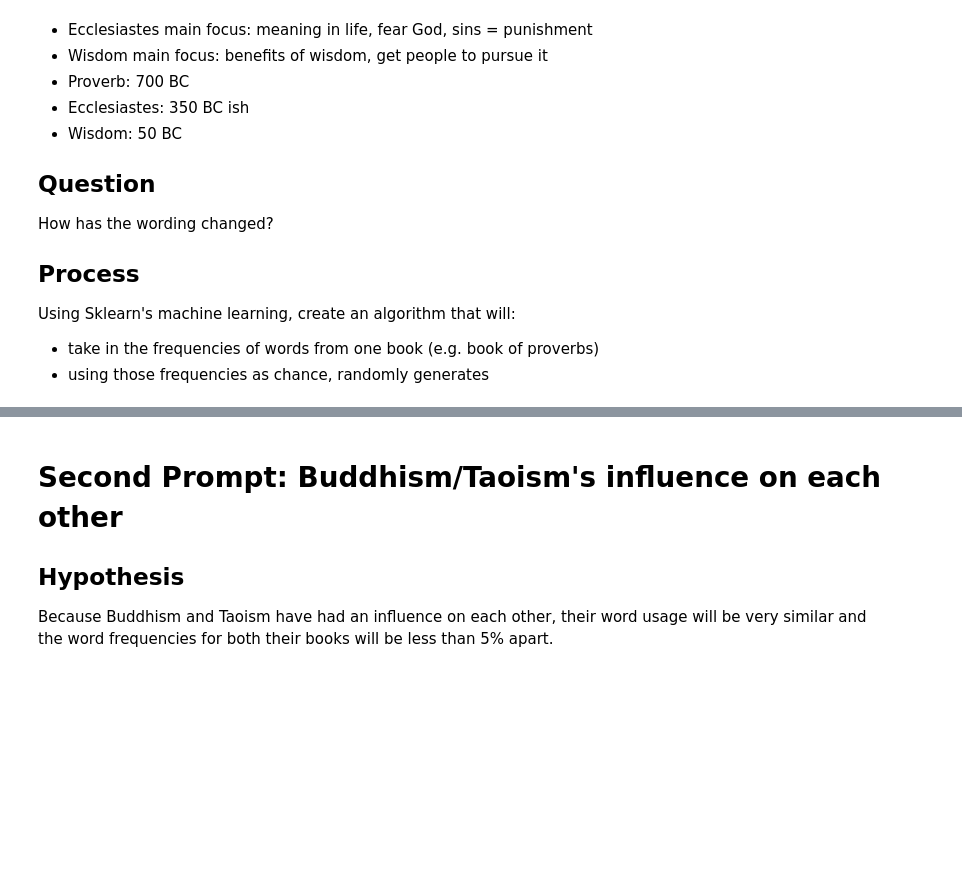
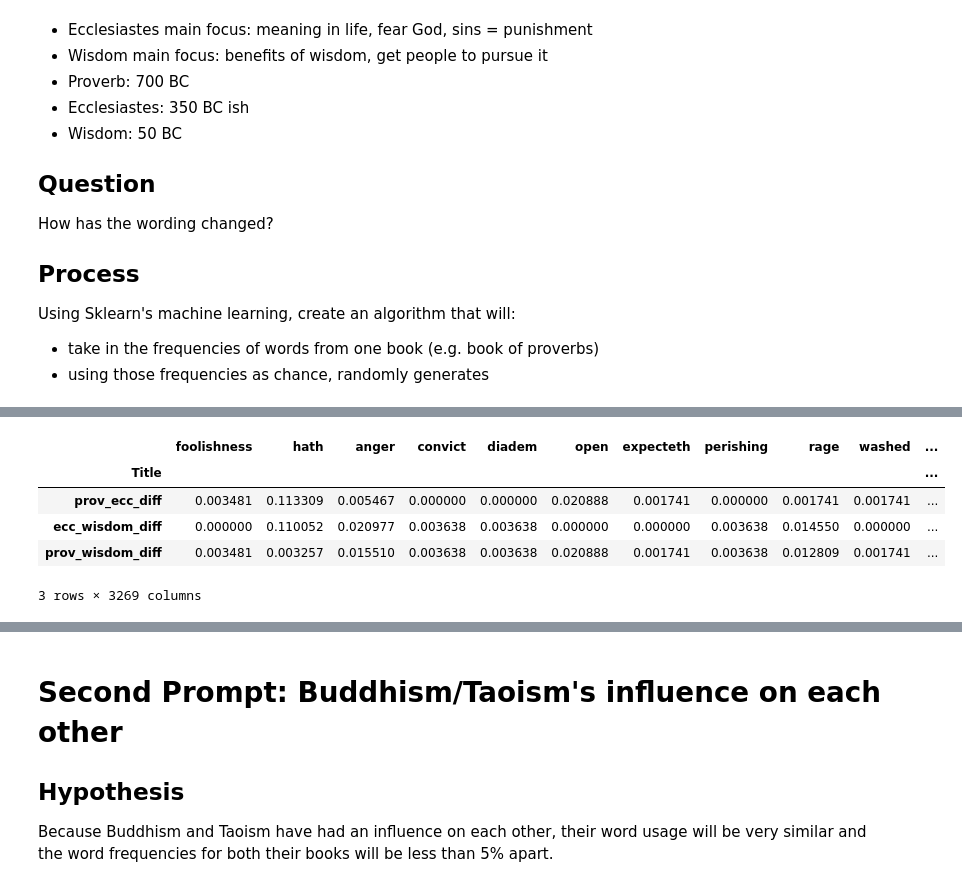
Before and after one commit to khkwong/datahacks2021, a Jupyter notebook: beginner_track.ipynb, the cells around one changed output, grey strips where cells are left out. Drawn from its saved outputs; the diff is of its cells as text; code cells hidden in the pictures; blank space fills up the shorter version.

```diff
--- a/beginner_track.ipynb
+++ b/beginner_track.ipynb
@@ -144,0 +136,27 @@ array([[0.        , 0.22645266, 0.        , ..., 0.        , 0.        ,
+# %%
+# use of sklearn transformer for TF-IDF vectorization
+
+tf_transformer = TfidfTransformer(use_idf=False).fit(only_old)
+only_old_tf = tf_transformer.transform(only_old)
+vectorized = only_old_tf.toarray()
+
+# with vectorization information, can see differences by subtracting them from each other
+# absolute value the data for magnitued
+
+prov_ecc_diff = abs(vectorized[1] - vectorized[0])
+ecc_wisdom_diff = abs(vectorized[0] - vectorized[2])
+prov_wisdom_diff = abs(vectorized[1] - vectorized[2])
+
+# put info into dataframe for plotting
+
+diff_df = pd.DataFrame([prov_ecc_diff, ecc_wisdom_diff, prov_wisdom_diff], columns=only_old.columns).assign(
+    Title = ['prov_ecc_diff', 'ecc_wisdom_diff', 'prov_wisdom_diff']
+).set_index('Title')
+diff_df
+# %% [output]
+|  | foolishness | hath | anger | convict | diadem | open | expecteth | perishing | rage | washed | ... |
+| Title |  |  |  |  |  |  |  |  |  |  | ... |
+| prov_ecc_diff | 0.003481 | 0.113309 | 0.005467 | 0.000000 | 0.000000 | 0.020888 | 0.001741 | 0.000000 | 0.001741 | 0.001741 | ... |
+| ecc_wisdom_diff | 0.000000 | 0.110052 | 0.020977 | 0.003638 | 0.003638 | 0.000000 | 0.000000 | 0.003638 | 0.014550 | 0.000000 | ... |
+| prov_wisdom_diff | 0.003481 | 0.003257 | 0.015510 | 0.003638 | 0.003638 | 0.020888 | 0.001741 | 0.003638 | 0.012809 | 0.001741 | ... |
+3 rows × 3269 columns
```
Also changed, not shown: parts of 5 cells of this notebook.
